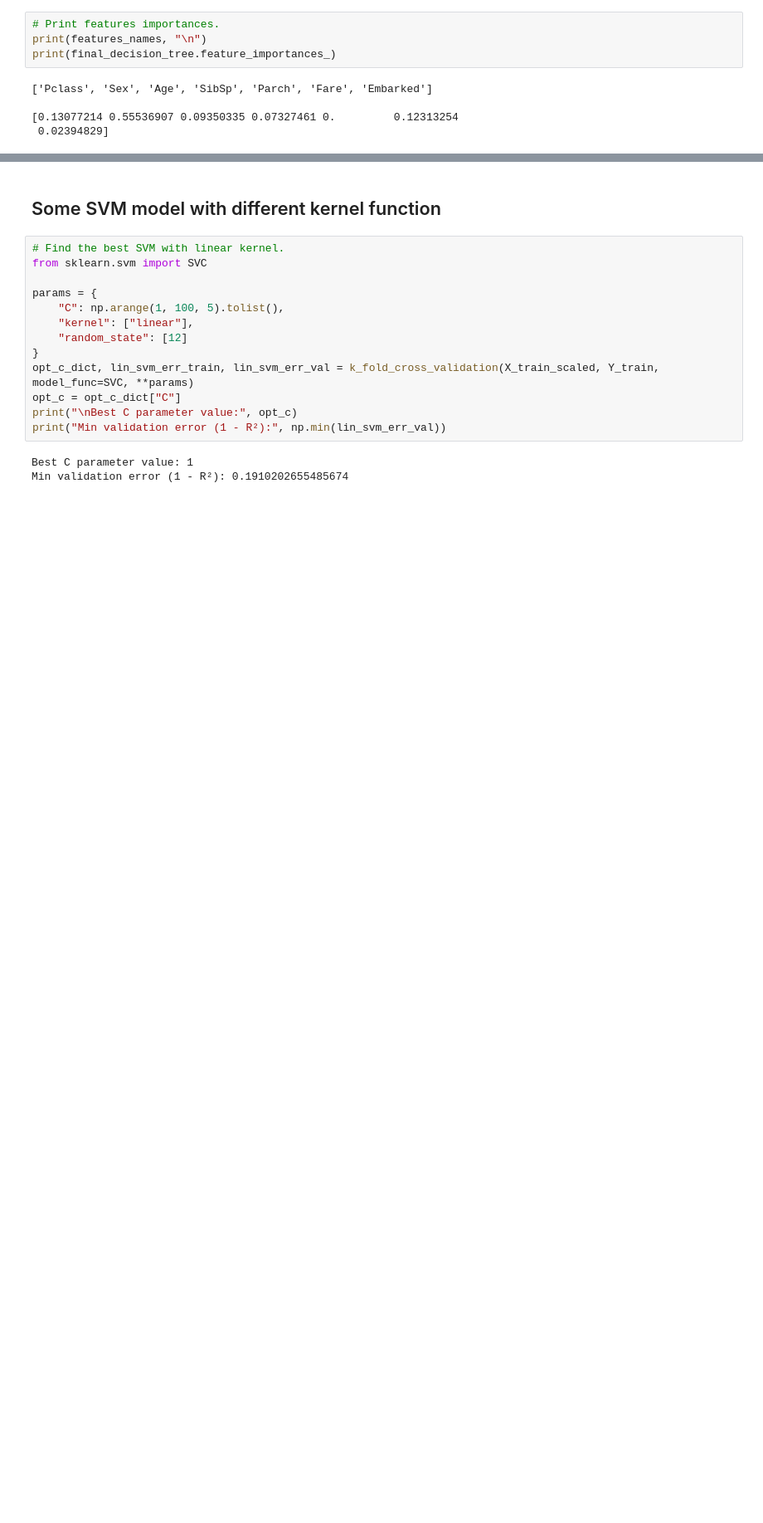
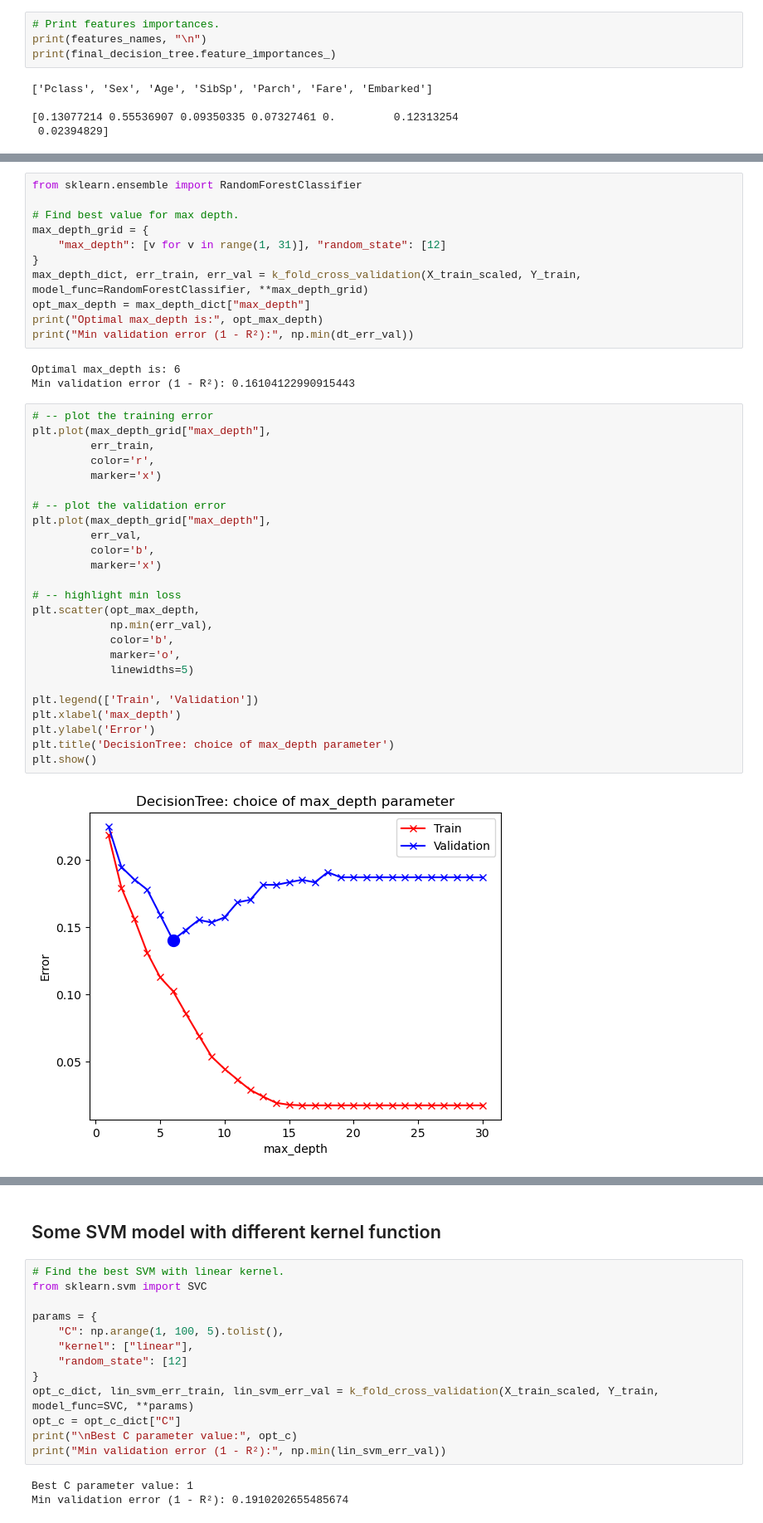
Before and after one commit to luca037/MachineLearningLabs, a Jupyter notebook: extra/kaggle/titanic/titanic.ipynb, the cells around one changed output, grey strips where cells are left out. Shown at 83% size. Drawn from its saved outputs; the diff is of its cells as text; blank space fills up the shorter version.

Commit message:
titanic: added random forest model

```diff
--- a/extra/kaggle/titanic/titanic.ipynb
+++ b/extra/kaggle/titanic/titanic.ipynb
@@ -426,0 +428,41 @@ print(final_decision_tree.feature_importances_)
+# %%
+from sklearn.ensemble import RandomForestClassifier
+
+# Find best value for max depth.
+max_depth_grid = {
+    "max_depth": [v for v in range(1, 31)], "random_state": [12]
+}
+max_depth_dict, err_train, err_val = k_fold_cross_validation(X_train_scaled, Y_train, model_func=RandomForestClassifier, **max_depth_grid)
+opt_max_depth = max_depth_dict["max_depth"]
+print("Optimal max_depth is:", opt_max_depth)
+print("Min validation error (1 - R²):", np.min(dt_err_val))
+# %% [output]
+Optimal max_depth is: 6
+Min validation error (1 - R²): 0.16104122990915443
+# %%
+# -- plot the training error
+plt.plot(max_depth_grid["max_depth"],
+         err_train,
+         color='r',
+         marker='x')
+
+# -- plot the validation error
+plt.plot(max_depth_grid["max_depth"],
+         err_val,
+         color='b',
+         marker='x')
+
+# -- highlight min loss
+plt.scatter(opt_max_depth,
+            np.min(err_val),
+            color='b',
+            marker='o',
+            linewidths=5)
+
+plt.legend(['Train', 'Validation'])
+plt.xlabel('max_depth')
+plt.ylabel('Error')
+plt.title('DecisionTree: choice of max_depth parameter')
+plt.show()
+# %% [output]
+[figure, added]
```
Also changed, not shown: parts of 5 cells of this notebook.
